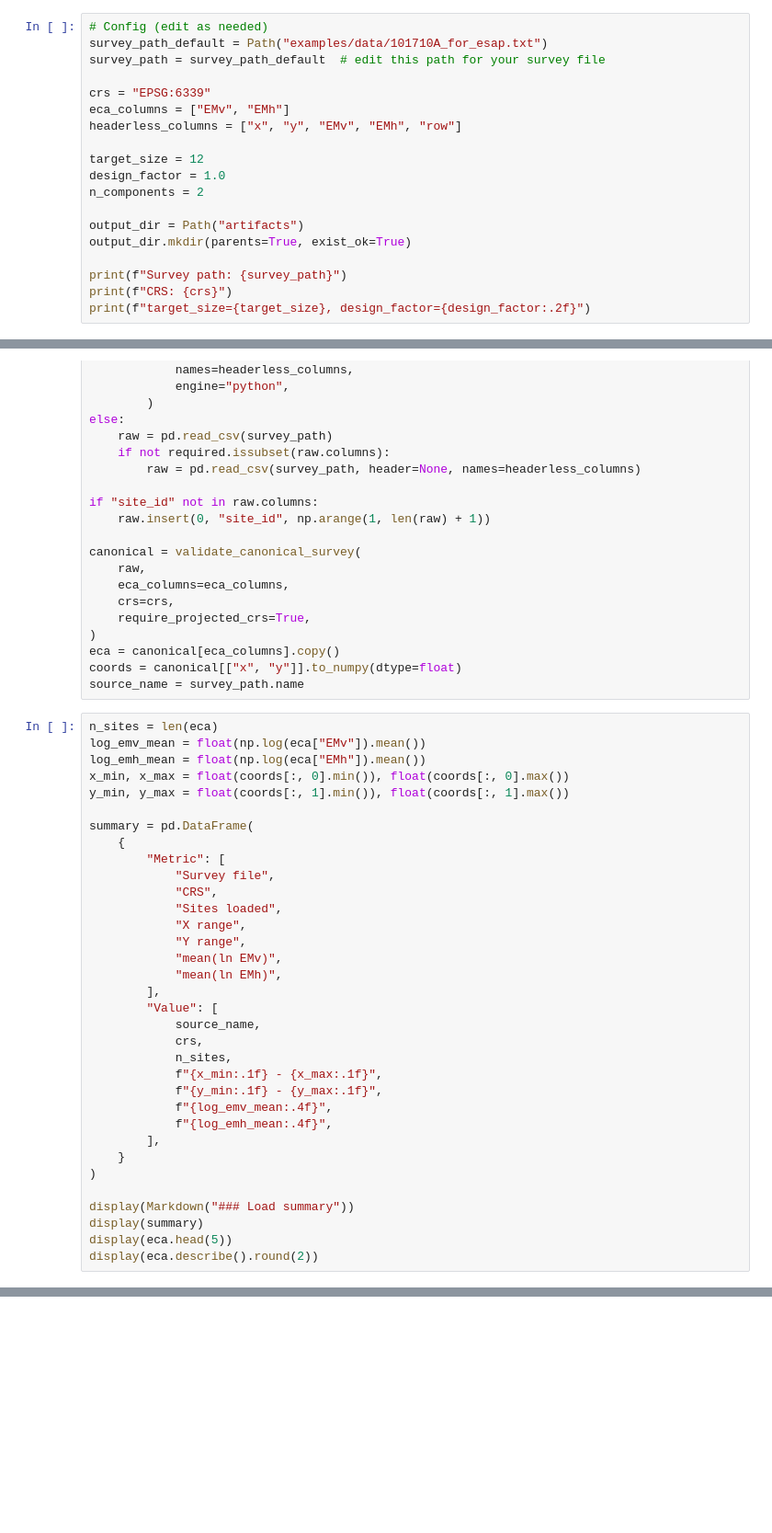
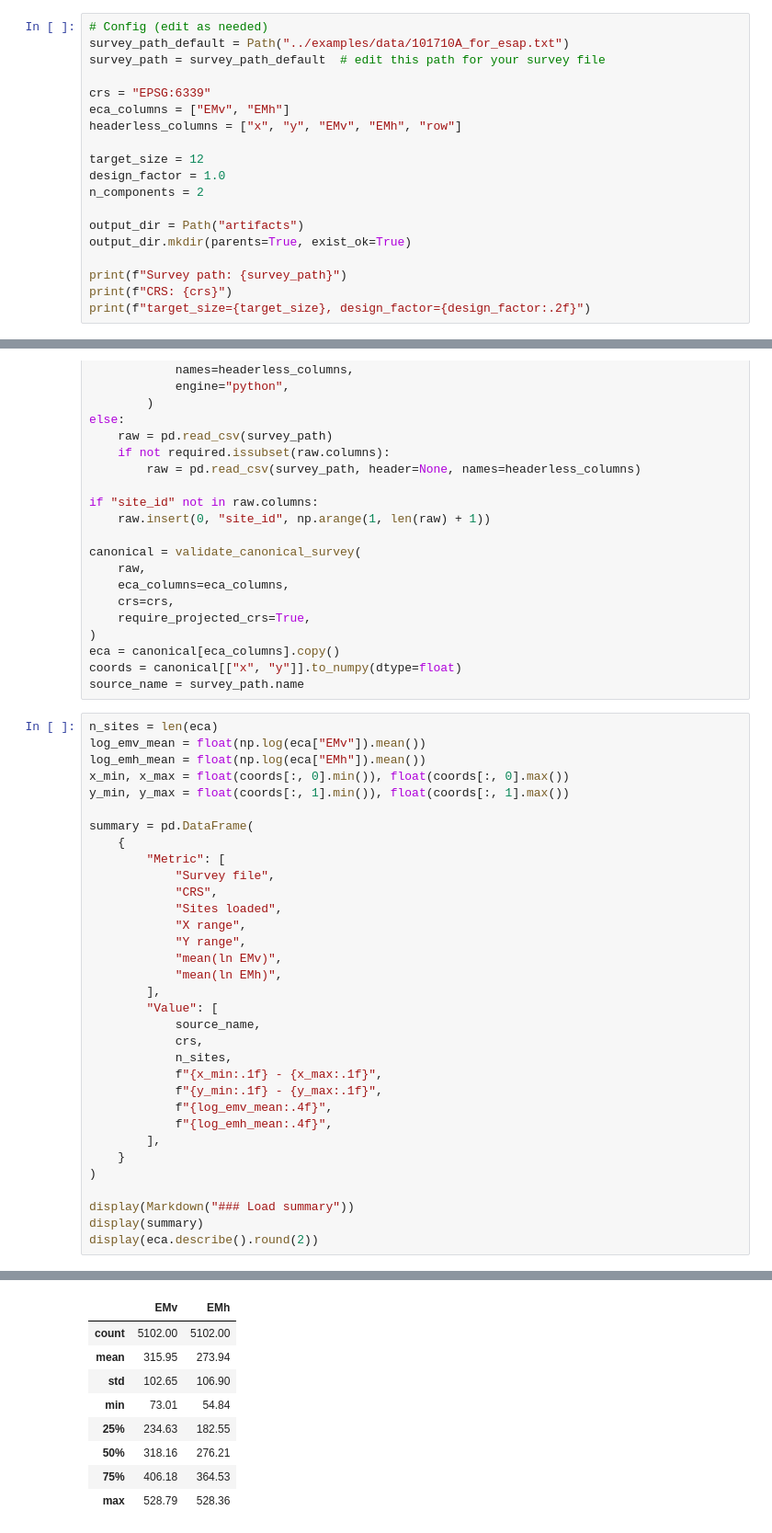
Before and after one commit to singhamninder/RSSDpy, a Jupyter notebook: notebooks/rssd_demo.ipynb, the cells around one changed output, grey strips where cells are left out. Shown at 92% size. Saved outputs shown, nothing was run; the diff lists cells and outputs as text; blank space fills up the shorter version.

```diff
--- a/notebooks/rssd_demo.ipynb
+++ b/notebooks/rssd_demo.ipynb
@@ -27,7 +27,7 @@ from rssdpy.sampling import esap_sample_plan, esap_sampling_design, run_rssd
 from rssdpy.viz import plot_pc_scatter
 # %%
 # Config (edit as needed)
-survey_path_default = Path("examples/data/101710A_for_esap.txt")
+survey_path_default = Path("../examples/data/101710A_for_esap.txt")
 survey_path = survey_path_default  # edit this path for your survey file
 
 crs = "EPSG:6339"
@@ -113,5 +117,5 @@ summary = pd.DataFrame(
 
 display(Markdown("### Load summary"))
 display(summary)
-display(eca.head(5))
 display(eca.describe().round(2))
+# %% [output]
@@ -118,3 +131,12 @@ display(eca.describe().round(2))
+|  | EMv | EMh |
+| count | 5102.00 | 5102.00 |
+| mean | 315.95 | 273.94 |
+| std | 102.65 | 106.90 |
+| min | 73.01 | 54.84 |
+| 25% | 234.63 | 182.55 |
+| 50% | 318.16 | 276.21 |
+| 75% | 406.18 | 364.53 |
+| max | 528.79 | 528.36 |
 # %%
 pca = ECaPCA(n_components=n_components)
 eca_clean, scores, qc, original_idx = iterative_esap_validation(eca, pca)
```
Also changed, not shown: parts of 7 cells of this notebook, 1 other file.
